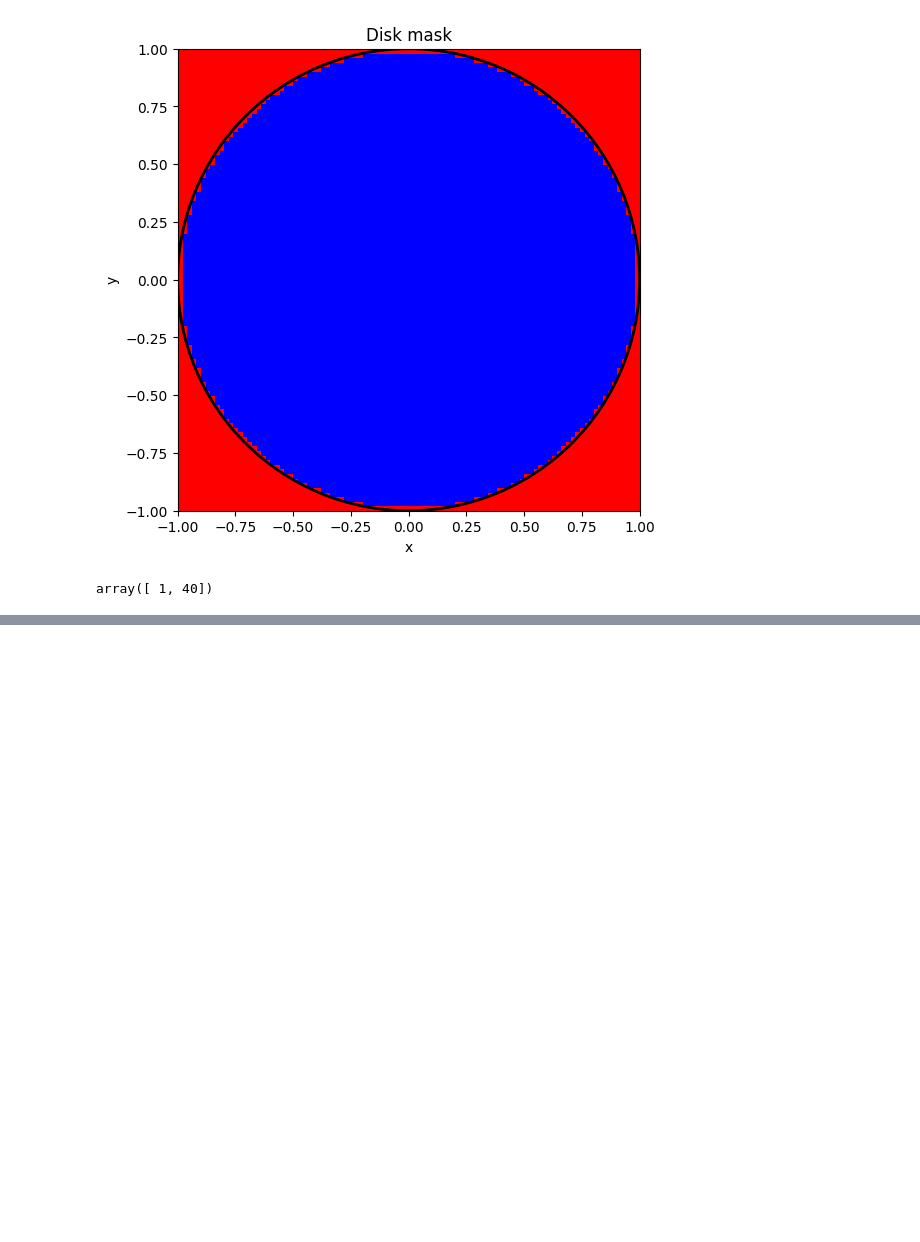
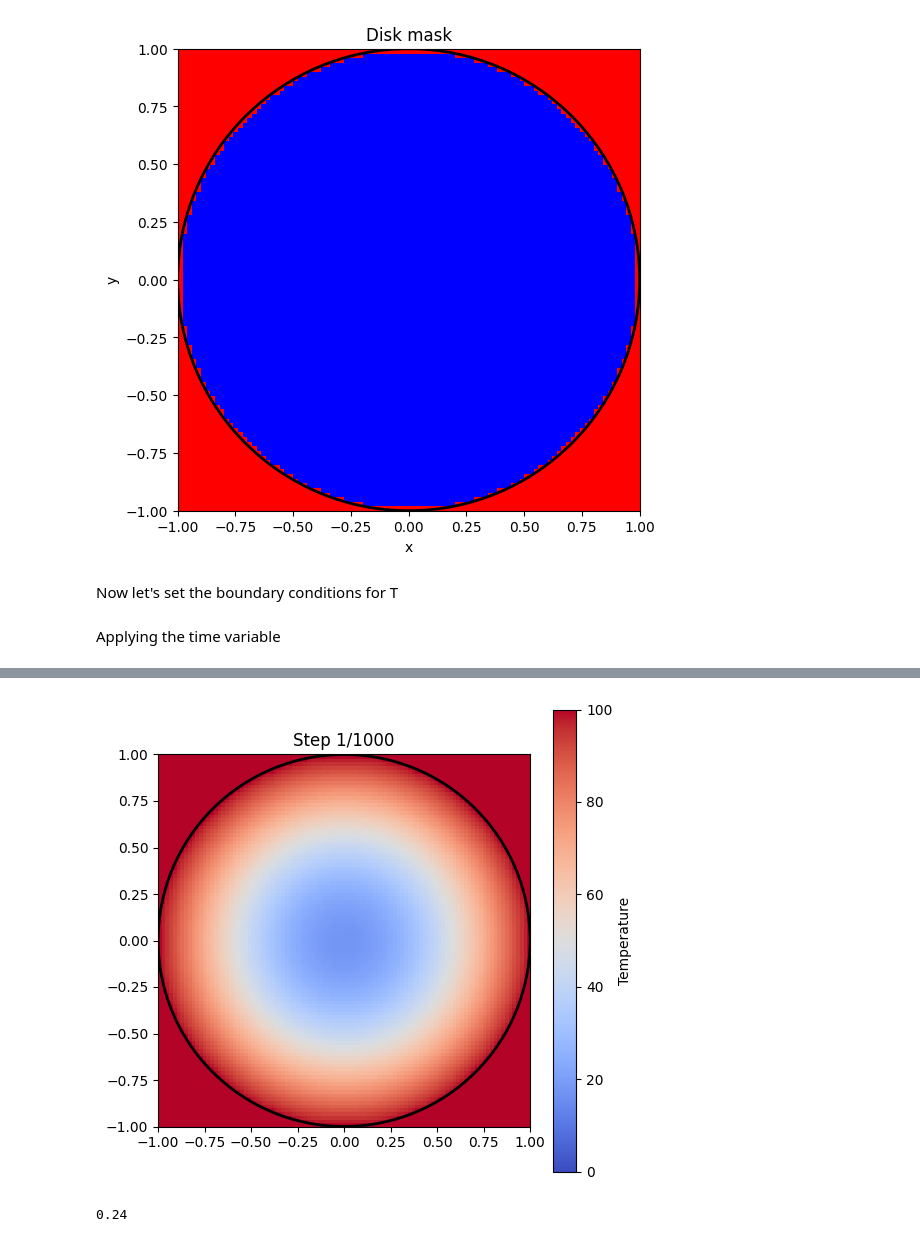
Before and after one commit to Doctor2007/heat_eq_on_circle, a Jupyter notebook: andrii_summative2_aqm.ipynb, the cells around one changed output, grey strips where cells are left out. Saved outputs shown, nothing was run; the diff lists cells and outputs as text; code cells hidden in the pictures; blank space fills up the shorter version.

```diff
--- a/andrii_summative2_aqm.ipynb
+++ b/andrii_summative2_aqm.ipynb
@@ -72,3 +75,7 @@ All good lad. r = 0.24502499999999955
+# %%
+r = 0.24
+dt = r * h**2
+t_steps = 10000
 # %% [markdown]
 Now that we have chosen our parameters and derived the core calculation logic for the interior points we should construct our system.
 # %% [markdown]
@@ -122,6 +129,13 @@ ax.set_aspect("equal")
 plt.show()
 # %% [output]
 [figure]
+# %% [markdown]
+Now let's set the boundary conditions for T
+# %%
+T = np.zeros_like(grid)
+
+T[outside] = 100
+T[inside] = 0
 # %%
 # I found this cool thing while doomscrolling StackOverflow
 # this gives all of the points that have a True (inside the circle) in a [x, y] format.
@@ -142,6 +156,54 @@ def applying_heat(T, r, inside_vals):
         if i in skip_these or j in skip_these:
             continue
         T_new[i, j] = r*(T[i+1, j] + T[i-1,j] + T[i, j+1] + T[i, j -1]) + (1-4*r)*T[i,j]
+    return T_new
+# %% [markdown]
+Applying the time variable
 # %%
+for n in range(t_steps):
+    T = applying_heat(T, r, inside_vals)
+    T[outside] = 100
-# %% [output]
-array([ 1, 40])
+# %%
+import matplotlib.animation as animation
+from IPython.display import HTML
+
+T_anim = np.zeros_like(grid)
+T_anim[outside] = 100.0
+T_anim[inside] = 0.0
+
+fig, ax = plt.subplots(figsize=(6, 6))
+im = ax.imshow(
+    T_anim,
+    extent=[-1, 1, -1, 1],
+    animated=True,
+    cmap='coolwarm',
+    origin='lower',
+)
+circle = plt.Circle((0, 0), R, fill=False, linewidth=2)
+ax.add_patch(circle)
+ax.set_aspect("equal")
+plt.colorbar(im, ax=ax, label="Temperature")
+
+snapshot = 100
+
+def update(frame):
+    global T_anim
+
+    for _ in range(snapshot):
+        T_anim = applying_heat(T_anim, r, inside_vals)
+        T_anim[outside] = 100.0
+
+    im.set_array(T_anim)
+    ax.set_title(f"Step {frame+1}/{t_steps}")
+    return [im]
+
+ani = animation.FuncAnimation(
+    fig,
+    update,
+    frames=t_steps // snapshot,
+    interval=40,
+    blit=False
+)
+
+HTML(ani.to_jshtml())
+# %% [output]
@@ -147,0 +211,5 @@ array([ 1, 40])
+[figure, added]
+# %%
+print(r)
+# %% [output]
+0.24
```
Also changed, not shown: parts of 2 cells of this notebook.
